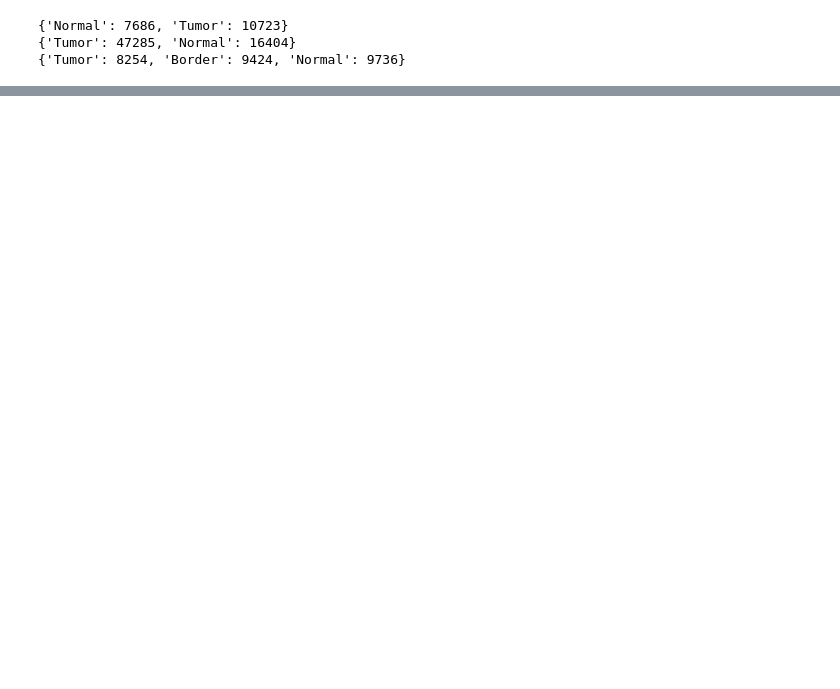
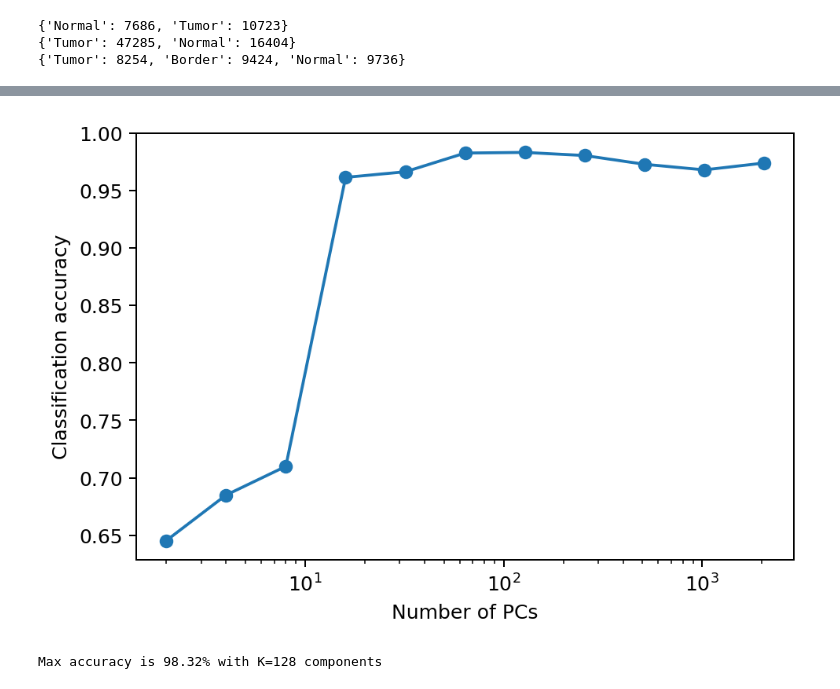
Before and after one commit to krauthammera/m226_final_proj, a Jupyter notebook: m226_proj_data_cleaning.ipynb, the cells around one changed output, grey strips where cells are left out. Cells and saved outputs as stored; diff of their text form; code cells hidden in the pictures; blank space fills up the shorter version.

Commit message:
split and make some clasification

```diff
--- a/m226_proj_data_cleaning.ipynb
+++ b/m226_proj_data_cleaning.ipynb
@@ -164,0 +335,4 @@ plt.show()
+# %%
+train_ids = pd.read_csv('data/splits/ds1/cell_ID_train.tsv', sep='\t')
+val_ids = pd.read_csv('data/splits/ds1/cell_ID_validation.tsv', sep='\t')
+test_ids = pd.read_csv('data/splits/ds1/cell_ID_test.tsv', sep='\t')
@@ -164,0 +380,6 @@ plt.show()
+# %%
+lr = LogisticRegression().fit(train_pcs, train_labels)
+y_pred = lr.predict(val_pcs)
+acc = (y_pred==val_labels).mean()
+
+print('Accuracy:', acc)
@@ -164,0 +395,11 @@ plt.show()
+# %%
+K = np.array([2, 4, 8, 16, 32, 64, 128, 256, 512, 1024, 2048])
+# %%
+accuracies = np.empty(len(K))
+for i, k in enumerate(K):
+    print('K =', k)
+    print('Fitting LogReg...')
+    lr = LogisticRegression().fit(train_pcs[:, :k], train_labels)
+    y_pred = lr.predict(val_pcs[:, :k])
+    acc = (y_pred==val_labels).mean()
+    accuracies[i] = acc
@@ -164,0 +464,24 @@ plt.show()
+# %%
+plt.figure(dpi=180)
+ax = plt.gca()
+plt.plot(K, accuracies)
+plt.scatter(K, accuracies)
+ax.set_xscale('log')
+plt.xlabel('Number of PCs')
+plt.ylabel('Classification accuracy')
+for i, acc in enumerate(accuracies):
+    txt = '{:2.2f}%'.format(acc*100)
+    #ax.annotate(txt, (K[i], acc-0.02))
+#plt.xlim(10**1, 10**3.4)
+#plt.ylim(0.95, 1)
+name = 'figures/logreg_PCs'
+plt.savefig(f"{name}.png")
+plt.savefig(f"{name}.pdf")
+# %% [output]
+[figure, added]
+# %%
+best = np.argmax(accuracies)
+best_k = K[best]
+print('Max accuracy is {:2.2f}% with K={:0} components'.format(accuracies[best]*100, best_k))
+# %% [output]
+Max accuracy is 98.32% with K=128 components
```
Also changed, not shown: parts of 34 cells of this notebook, 4 other files.
